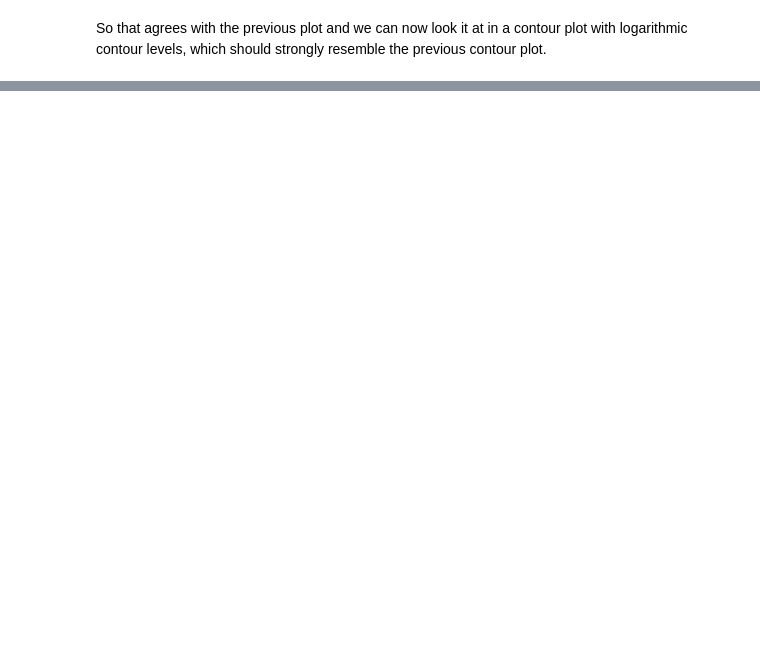
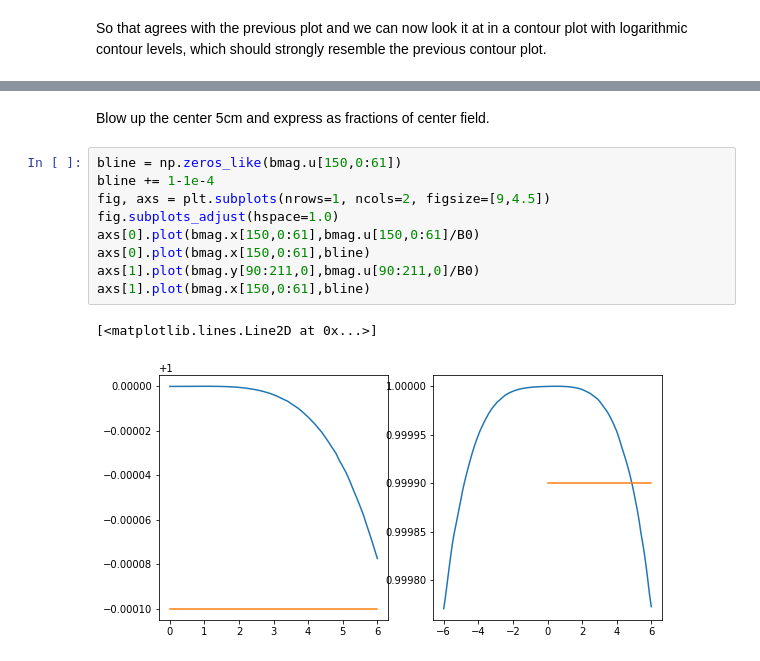
Before and after one commit to bcGitHub15/FemmHelmholtz, a Jupyter notebook: RealHelmholtzS0.ipynb, the cells around one changed output, grey strips where cells are left out. Drawn from its saved outputs; the diff is of its cells as text; blank space fills up the shorter version.

```diff
--- a/RealHelmholtzS0.ipynb
+++ b/RealHelmholtzS0.ipynb
@@ -81,0 +99,14 @@ cax.contour(rf.x,rf.y,rf.u,levels=[4.0, 5.0,6,7,8,9,10])
+# %% [markdown]
+Blow up the center 5cm and express as fractions of center field.
+# %%
+bline = np.zeros_like(bmag.u[150,0:61])
+bline += 1-1e-4
+fig, axs = plt.subplots(nrows=1, ncols=2, figsize=[9,4.5])
+fig.subplots_adjust(hspace=1.0)
+axs[0].plot(bmag.x[150,0:61],bmag.u[150,0:61]/B0)
+axs[0].plot(bmag.x[150,0:61],bline)
+axs[1].plot(bmag.y[90:211,0],bmag.u[90:211,0]/B0)
+axs[1].plot(bmag.x[150,0:61],bline)
+# %% [output]
+[<matplotlib.lines.Line2D at 0x...>]
+[figure, added]
```
Also changed, not shown: parts of 11 cells of this notebook, 9 other files.
